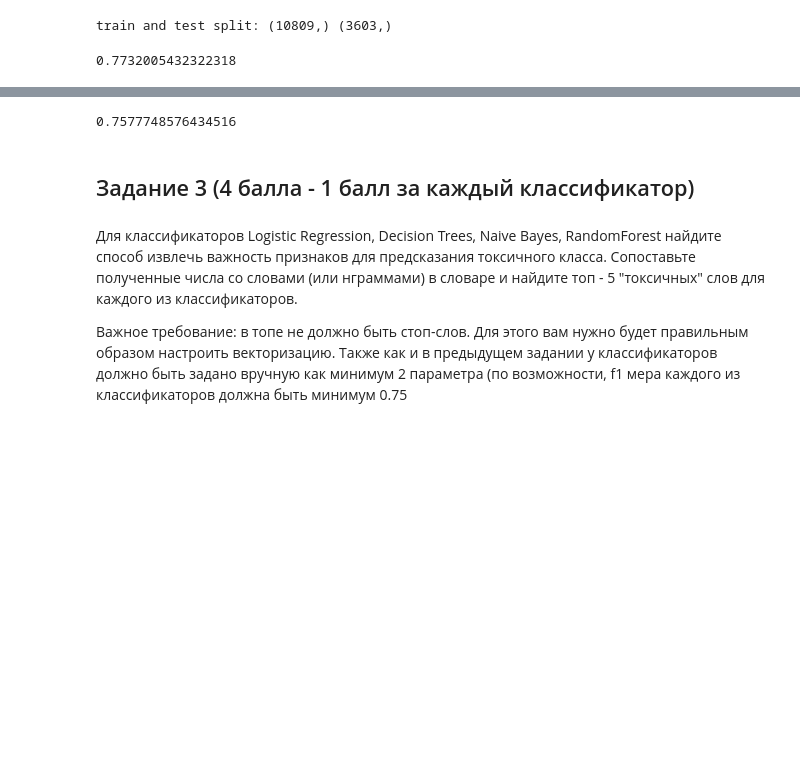
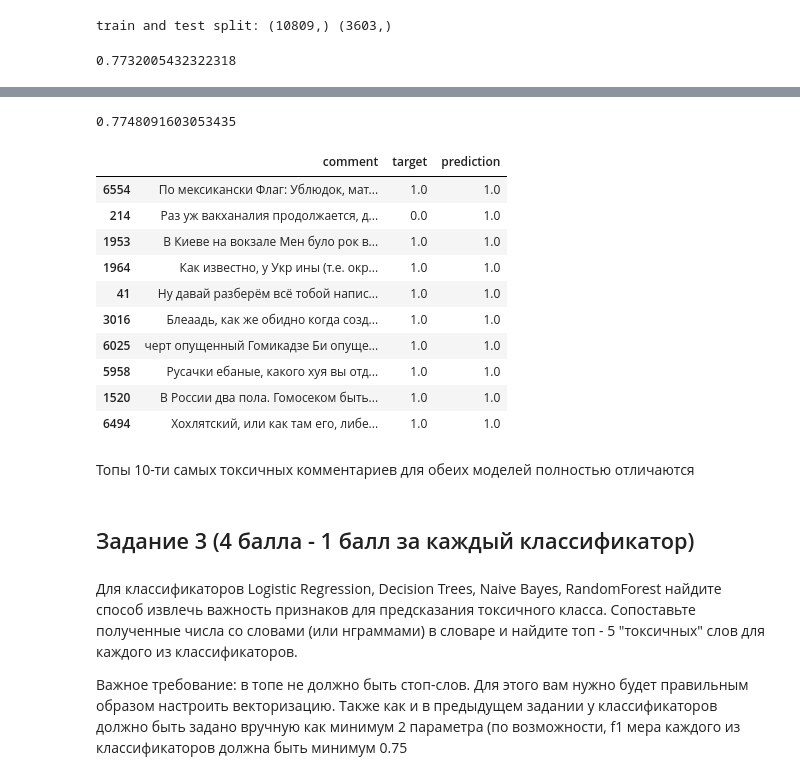
Before and after one commit to liminovna/HSE_NLP_ASSIGNMENTS, a Jupyter notebook: module2_2.ipynb, the cells around one changed output, grey strips where cells are left out. Saved outputs shown, nothing was run; the diff lists cells and outputs as text; code cells hidden in the pictures; blank space fills up the shorter version.

```diff
--- a/module2_2.ipynb
+++ b/module2_2.ipynb
@@ -265,14 +288,34 @@ matrix = vectorizer.fit_transform(X_train)
 matrix_test = vectorizer.transform(X_test)
 
 # Обучаем MultinomialNB
-gnb = MultinomialNB(fit_prior=True, alpha=1)
-clf.fit(matrix, y_train)
-pred = clf.predict(matrix_test) # Получаем предсказания для тестовой выборки
+gnb = MultinomialNB(fit_prior=False, alpha=1)
+gnb.fit(matrix, y_train)
+pred = gnb.predict(matrix_test) # Получаем предсказания для тестовой выборки
 
 # Метрики модели
 print(f1_score(y_test, pred))
 # %% [output]
-0.7577748576434516
+0.7748091603053435
+# %%
+# Топ-10 токсичных комментариев для Naive Bayes
+results = X_test.to_frame()
+results['target'] = y_test
+results['prediction'] = gnb.predict_proba(matrix_test)[:,1]
+results.sort_values('prediction', ascending=False).head(10)
+# %% [output]
+|  | comment | target | prediction |
+| 6554 | По мексикански Флаг: Ублюдок, мат... | 1.0 | 1.0 |
+| 214 | Раз уж вакханалия продолжается, д... | 0.0 | 1.0 |
+| 1953 | В Киеве на вокзале Мен було рок в... | 1.0 | 1.0 |
+| 1964 | Как известно, у Укр ины (т.е. окр... | 1.0 | 1.0 |
+| 41 | Ну давай разберём всё тобой напис... | 1.0 | 1.0 |
+| 3016 | Блеаадь, как же обидно когда созд... | 1.0 | 1.0 |
+| 6025 | черт опущенный Гомикадзе Би опуще... | 1.0 | 1.0 |
+| 5958 | Русачки ебаные, какого хуя вы отд... | 1.0 | 1.0 |
+| 1520 | В России два пола. Гомосеком быть... | 1.0 | 1.0 |
+| 6494 | Хохлятский, или как там его, либе... | 1.0 | 1.0 |
+# %% [markdown]
+Топы 10-ти самых токсичных комментариев для обеих моделей полностью отличаются
 # %% [markdown]
 ## Задание 3 (4 балла - 1 балл за каждый классификатор)
 # %% [markdown]
```
Also changed, not shown: parts of 27 cells of this notebook.
